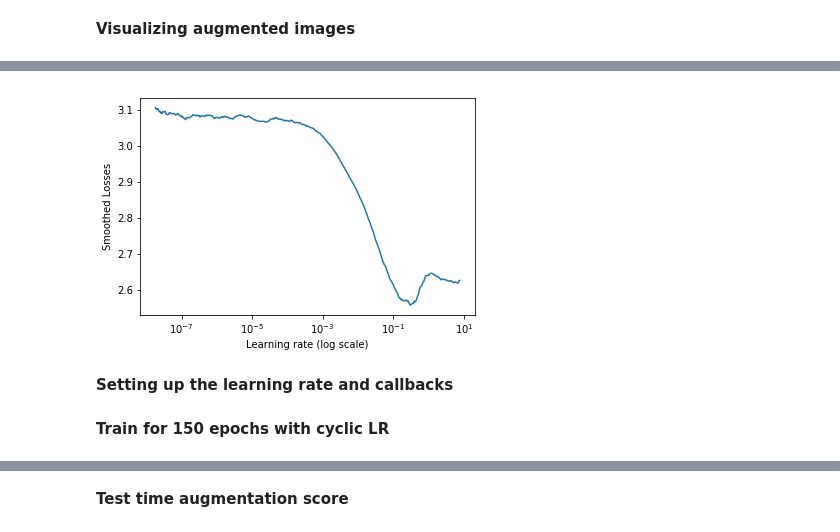
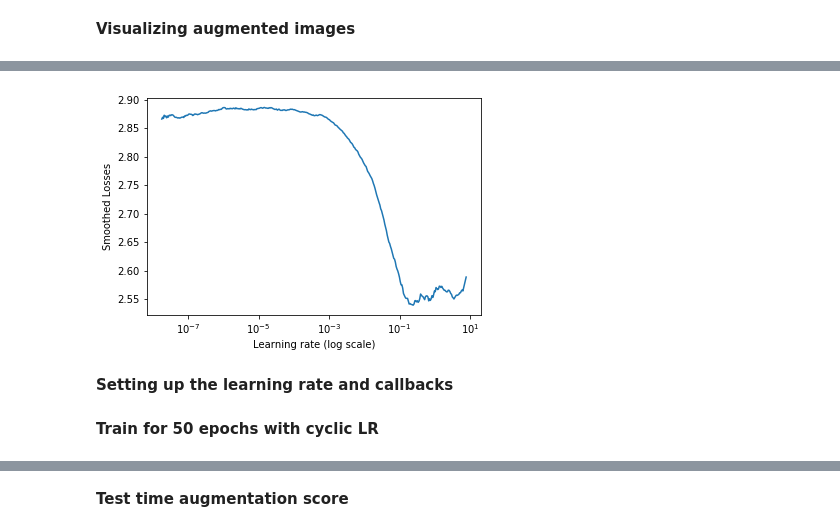
Before and after one commit to selfishhari/EVP, a Jupyter notebook: Assignment_13/assignment_13.ipynb, the cells around one changed output, grey strips where cells are left out. Drawn from its saved outputs; the diff is of its cells as text; code cells hidden in the pictures.

Commit message:
assignment 13 50 epochs 92%+

```diff
--- a/Assignment_13/assignment_13.ipynb
+++ b/Assignment_13/assignment_13.ipynb
@@ -561,8 +157,8 @@ class OneCycleLR(Callback):
 # %%
 datagen = ImageDataGenerator(zoom_range=0.0,
                              horizontal_flip=True,
-                             featurewise_center=True,featurewise_std_normalization=True,
-                            preprocessing_function=get_random_eraser_and_crop(v_l=0, v_h=1)
+                             #featurewise_center=True,featurewise_std_normalization=True,
+                            preprocessing_function=get_custom_augmentations(v_l=0, v_h=1, normalize = True, random_crop = True, cutout = True)
                             )
 
 
@@ -570,8 +166,8 @@ datagen.fit(train_features)
 
 datagen_test = ImageDataGenerator(zoom_range=0.0,
                              horizontal_flip=True,
-                                  featurewise_center=True,featurewise_std_normalization=True,
-                            #preprocessing_function=get_random_eraser(v_l=0, v_h=1)
+                                  #featurewise_center=True,featurewise_std_normalization=True,
+                            preprocessing_function=get_custom_augmentations(v_l=0, v_h=1, normalize = True, random_crop = False, cutout = False)
                             )
 
 
@@ -583,9 +179,9 @@ iterator = datagen.flow(train_features, train_labels, batch_size = train_feature
 
 X_train_da, y_train_da = iterator.next()
 
-iterator_test = datagen_test.flow(test_features, test_labels, batch_size = test_features.shape[0], shuffle = True)
+#iterator_test = datagen_test.flow(test_features, test_labels, batch_size = test_features.shape[0], shuffle = True)
 
-X_test_da, y_test_da = iterator_test.next()
+#X_test_da, y_test_da = iterator_test.next()
 # %% [markdown]
 **Visualizing augmented images**
 # %%
@@ -717,7 +285,7 @@ lr_finder = LRFinder(train_features.shape[0], bs,
 
 
 
-model_info = model.fit_generator(datagen.flow(X_train_da, y_train_da, batch_size = bs),
+model_info = model.fit_generator(datagen.flow(train_features, train_labels, batch_size = bs),
                                  samples_per_epoch = train_features.shape[0],
                                  callbacks=[lr_finder] ,verbose=0)
 end = time.time()
@@ -735,4 +303,4 @@ Model took 59.68 seconds to train
-[figure, old version]
+[figure, new version]
 # %% [markdown]
 **Setting up the learning rate and callbacks**
 # %%
@@ -770,7 +327,7 @@ sgd = optimizers.SGD(lr=base_lr,  momentum=0.9, decay=decayrate)
 
 showlr = showLR()
 # %% [markdown]
-**Train for 150 epochs with cyclic LR**
+**Train for 50 epochs with cyclic LR**
 # %%
 sgd = optimizers.SGD(lr=base_lr,  momentum=0.9, decay=decayrate)
 
```
Also changed, not shown: parts of 13 cells of this notebook.
